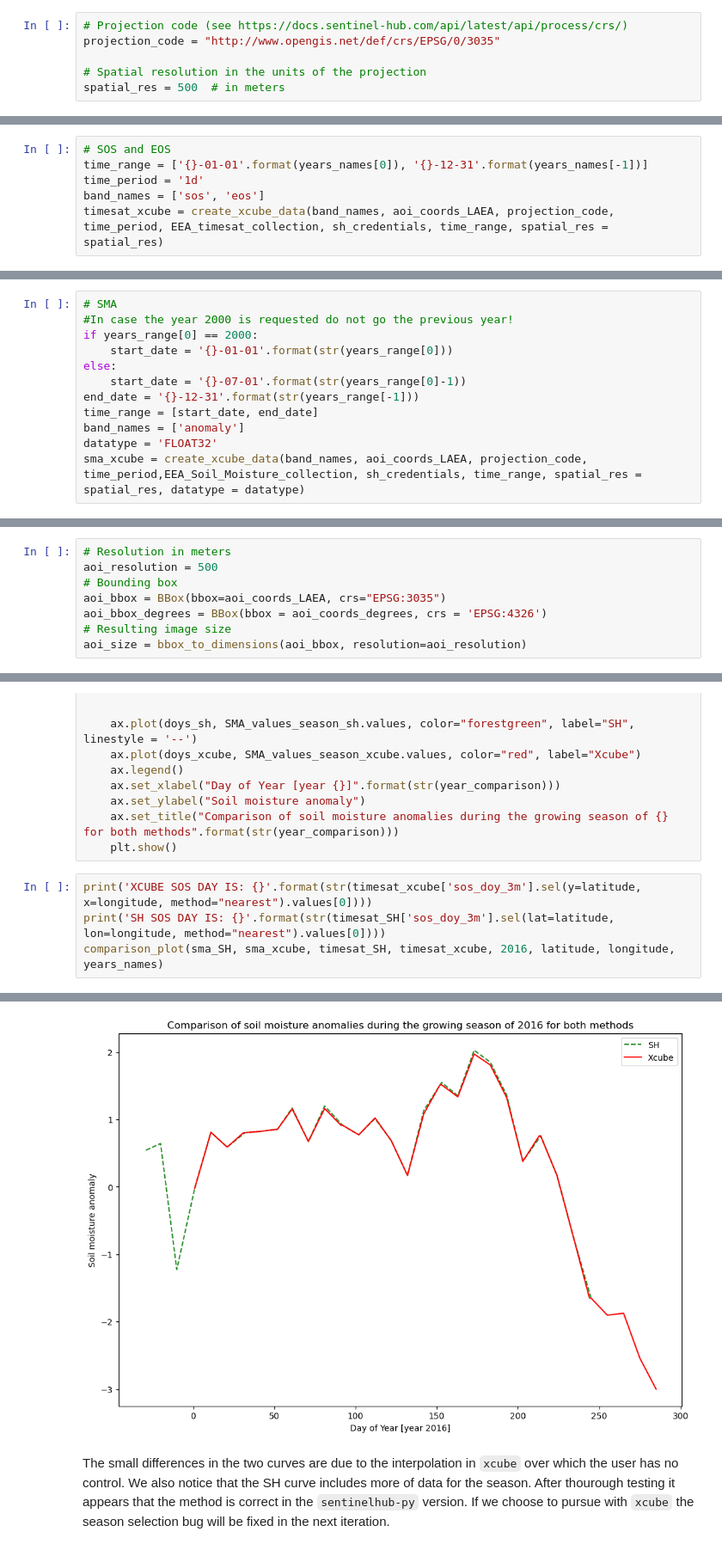
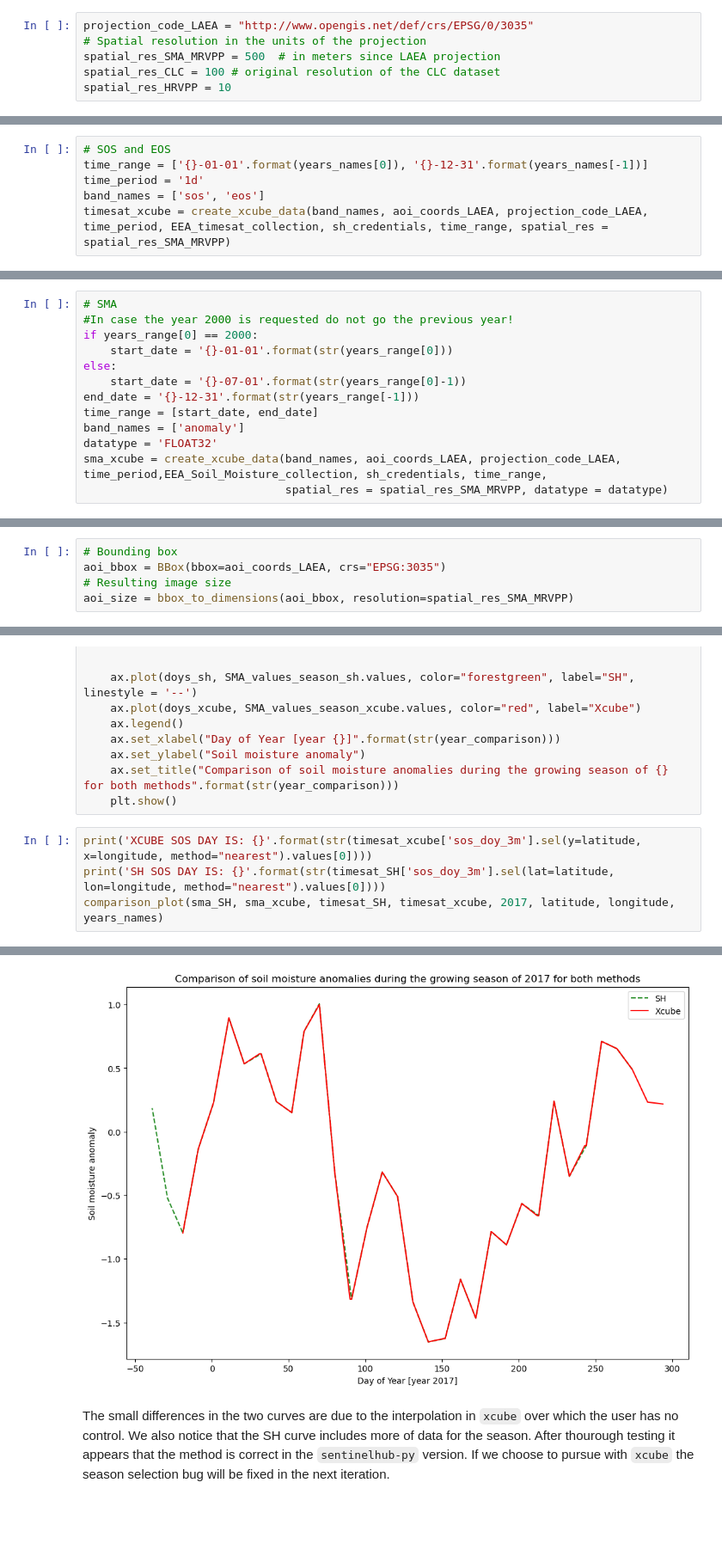
Before and after one commit to VITObelgium/HR-VPP-High-Resolution-Vegetation-Phenology-and-Productivity, a Jupyter notebook: scripts/usecases/notebooks/HR-VPP_drought_usecase.ipynb, the cells around one changed output, grey strips where cells are left out. Shown at 86% size. Drawn from its saved outputs; the diff is of its cells as text; blank space fills up the shorter version.

```diff
--- a/scripts/usecases/notebooks/HR-VPP_drought_usecase.ipynb
+++ b/scripts/usecases/notebooks/HR-VPP_drought_usecase.ipynb
@@ -226,11 +217,11 @@ def create_xcube_data(band_names, aoi_coords, proj_code, time_period, collection
 
 Based on the previously determined bounding box, we set the projection for the datacubes and their spatial resolution.
 # %%
-# Projection code (see https://docs.sentinel-hub.com/api/latest/api/process/crs/)
-projection_code = "http://www.opengis.net/def/crs/EPSG/0/3035"
-
+projection_code_LAEA = "http://www.opengis.net/def/crs/EPSG/0/3035"
 # Spatial resolution in the units of the projection
-spatial_res = 500  # in meters
+spatial_res_SMA_MRVPP = 500  # in meters since LAEA projection
+spatial_res_CLC = 100 # original resolution of the CLC dataset
+spatial_res_HRVPP = 10
 # %% [markdown]
 ### Setup the Timesat datacube
 
@@ -240,7 +231,7 @@ The timesat collection (which includes the SOS and EOS datasets) contains a data
 time_range = ['{}-01-01'.format(years_names[0]), '{}-12-31'.format(years_names[-1])]
 time_period = '1d'
 band_names = ['sos', 'eos']
-timesat_xcube = create_xcube_data(band_names, aoi_coords_LAEA, projection_code, time_period, EEA_timesat_collection, sh_credentials, time_range, spatial_res = spatial_res)
+timesat_xcube = create_xcube_data(band_names, aoi_coords_LAEA, projection_code_LAEA, time_period, EEA_timesat_collection, sh_credentials, time_range, spatial_res = spatial_res_SMA_MRVPP)
 # %% [markdown]
 ### Setup the SMA datacube
 
@@ -260,7 +247,8 @@ end_date = '{}-12-31'.format(str(years_range[-1]))
 time_range = [start_date, end_date]
 band_names = ['anomaly']
 datatype = 'FLOAT32'
-sma_xcube = create_xcube_data(band_names, aoi_coords_LAEA, projection_code,  time_period,EEA_Soil_Moisture_collection, sh_credentials, time_range, spatial_res = spatial_res, datatype = datatype)
+sma_xcube = create_xcube_data(band_names, aoi_coords_LAEA, projection_code_LAEA,  time_period,EEA_Soil_Moisture_collection, sh_credentials, time_range,
+                              spatial_res = spatial_res_SMA_MRVPP, datatype = datatype)
 # %% [markdown]
 ### Set nodata values
 
@@ -879,13 +870,10 @@ function setup () {
 
 Based on the common AOI defined at the start of this Jupyter Notebook, we will create a `sentinelhub-py` object that will be passed to the request.
 # %%
-# Resolution in meters
-aoi_resolution = 500
 # Bounding box
 aoi_bbox = BBox(bbox=aoi_coords_LAEA, crs="EPSG:3035")
-aoi_bbox_degrees = BBox(bbox = aoi_coords_degrees, crs = 'EPSG:4326')
 # Resulting image size
-aoi_size = bbox_to_dimensions(aoi_bbox, resolution=aoi_resolution)
+aoi_size = bbox_to_dimensions(aoi_bbox, resolution=spatial_res_SMA_MRVPP)
 # %% [markdown]
 ## Outputs
 
@@ -1156,5 +1144,5 @@ def comparison_plot(sma_sh, sma_xcube, timesat_sh, timesat_xcube, year_compariso
 # %%
 print('XCUBE SOS DAY IS: {}'.format(str(timesat_xcube['sos_doy_3m'].sel(y=latitude, x=longitude, method="nearest").values[0])))
 print('SH SOS DAY IS: {}'.format(str(timesat_SH['sos_doy_3m'].sel(lat=latitude, lon=longitude, method="nearest").values[0])))
-comparison_plot(sma_SH, sma_xcube, timesat_SH, timesat_xcube, 2016, latitude, longitude, years_names)
+comparison_plot(sma_SH, sma_xcube, timesat_SH, timesat_xcube, 2017, latitude, longitude, years_names)
 # %% [output]
@@ -1163,4 +1151,4 @@ SH SOS DAY IS: -28.0
-[figure, old version]
+[figure, new version]
 # %% [markdown]
 The small differences in the two curves are due to the interpolation in `xcube` over which the user has no control. We also notice that the SH curve includes more of data for the season. After thourough testing it appears that the method is correct in the `sentinelhub-py` version. If we choose to pursue with `xcube` the season selection bug will be fixed in the next iteration.
 # %% [markdown]
```
Also changed, not shown: parts of 80 cells of this notebook.
